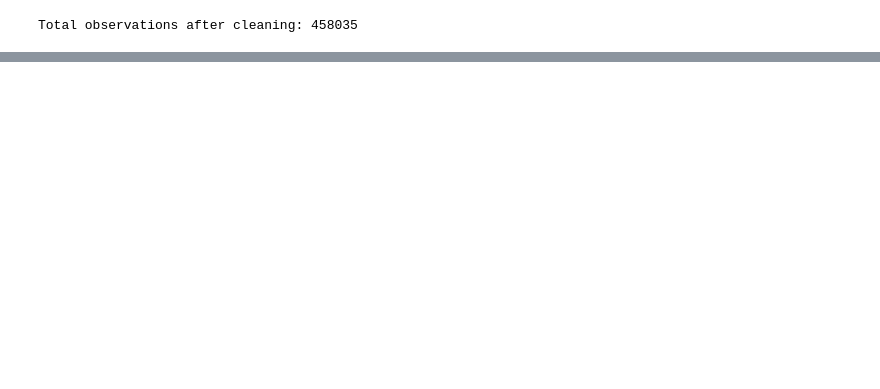
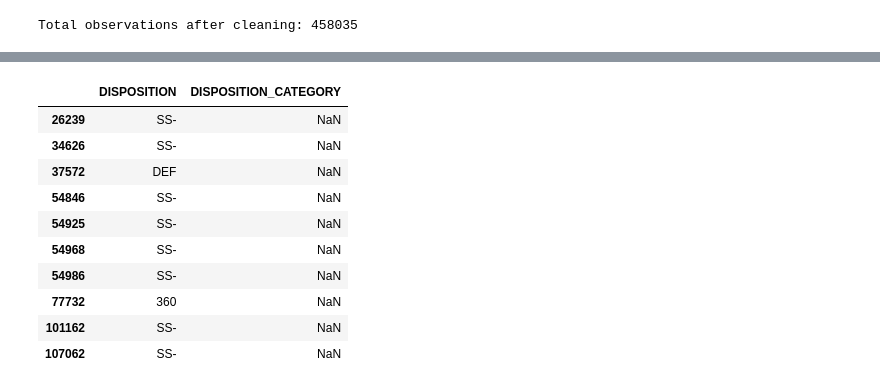
Before and after one commit to BJKin/Analytics-Driven-Resource-Deployment-for-San-Diego-Emergency-Services, a Jupyter notebook: data_pipeline.ipynb, the cells around one changed output, grey strips where cells are left out. Cells and saved outputs as stored; diff of their text form; code cells hidden in the pictures; blank space fills up the shorter version.

Commit message:
Update data pipeline notebook

```diff
--- a/data_pipeline.ipynb
+++ b/data_pipeline.ipynb
@@ -225,0 +342,70 @@ Total observations after cleaning: 458035
+# %%
+dispo_col = "DISPOSITION"
+
+# Normalize codes
+codes = df_cleaned_v2[dispo_col].astype("string").str.strip().str.upper()
+
+# Mapping based on self-defined categories
+dispo_mapping = {
+    # Cancelled / No response
+    "W": "Cancelled / No response",
+    "X": "Cancelled / No response",
+    "CAN": "Cancelled / No response",
+
+    # Duplicate
+    "DUP": "Duplicate",
+    "V": "Duplicate",
+
+    # Arrest
+    "A": "Arrest",
+    "AB": "Arrest",
+    "AHR": "Arrest",
+
+    # Report taken
+    "R": "Report taken",
+    "RB": "Report taken",
+    "RHR": "Report taken",
+
+    # No report / No further action
+    "K": "No report / No further action",
+    "KB": "No report / No further action",
+    "KHR": "No report / No further action",
+
+    # Unfounded
+    "U": "Unfounded",
+
+    # Vehicle-related outcome (optional but clearer than dumping into Other)
+    "S": "Vehicle related",
+
+    # Other
+    "O": "Other",
+    "OHR": "Other",
+}
+
+# New column for disposition: DISPOSITION_CATEGORY
+new_col = "DISPOSITION_CATEGORY"
+
+# Apply mapping
+df_cleaned_v2[new_col] = codes.map(dispo_mapping)
+
+# Report mapping failure
+dispo_unmapped_mask = df_cleaned_v2[new_col].isna()
+dispo_unmapped_n = dispo_unmapped_mask.sum()
+print(f"Number of unmapped rows ({new_col}): {dispo_unmapped_n}")
+display(df_cleaned_v2.loc[dispo_unmapped_mask, [dispo_col, new_col]].head(10))
+
+# High risk flag: ends with "HR"
+df_cleaned_v2["IS_HIGH_RISK"] = codes.str.endswith("HR")
+
+# Quick check
+display(df_cleaned_v2[[dispo_col, new_col, "IS_HIGH_RISK"]].head())
+
+# Delete all rows with mapping failure
+df_cleaned_v2 = df_cleaned_v2.loc[~dispo_unmapped_mask].copy()
+
+# Export the new dataset (original columns + the new high-level category)
+out_path = "data/01-processed/pd_calls_for_service_2025_datasd_cleaned_v2.csv"
+df_cleaned_v2.to_csv(out_path, index=False)
+
+print(f'Total observations after cleaning: {len(df_cleaned_v2)}\n')
+# %% [output]
@@ -225,0 +413,11 @@ Total observations after cleaning: 458035
+|  | DISPOSITION | DISPOSITION_CATEGORY |
+| 26239 | SS- | NaN |
+| 34626 | SS- | NaN |
+| 37572 | DEF | NaN |
+| 54846 | SS- | NaN |
+| 54925 | SS- | NaN |
+| 54968 | SS- | NaN |
+| 54986 | SS- | NaN |
+| 77732 | 360 | NaN |
+| 101162 | SS- | NaN |
+| 107062 | SS- | NaN |
```
Also changed, not shown: parts of 8 cells of this notebook.
